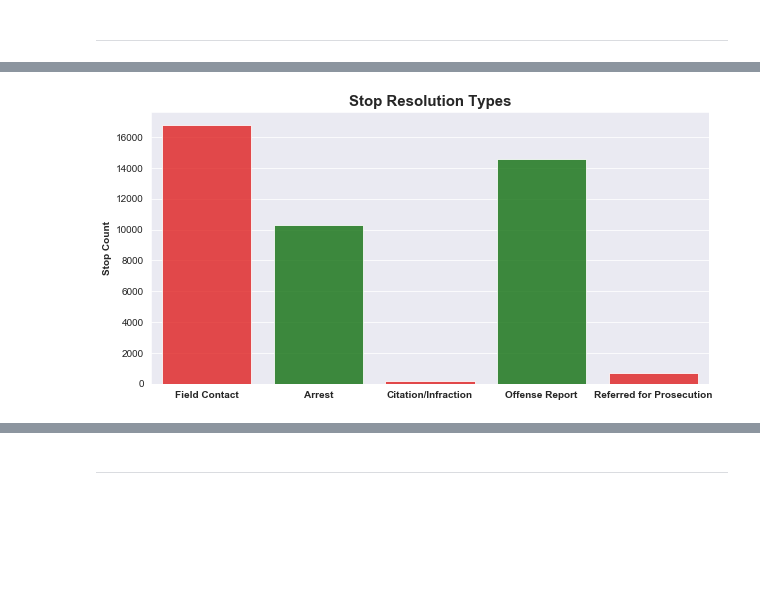
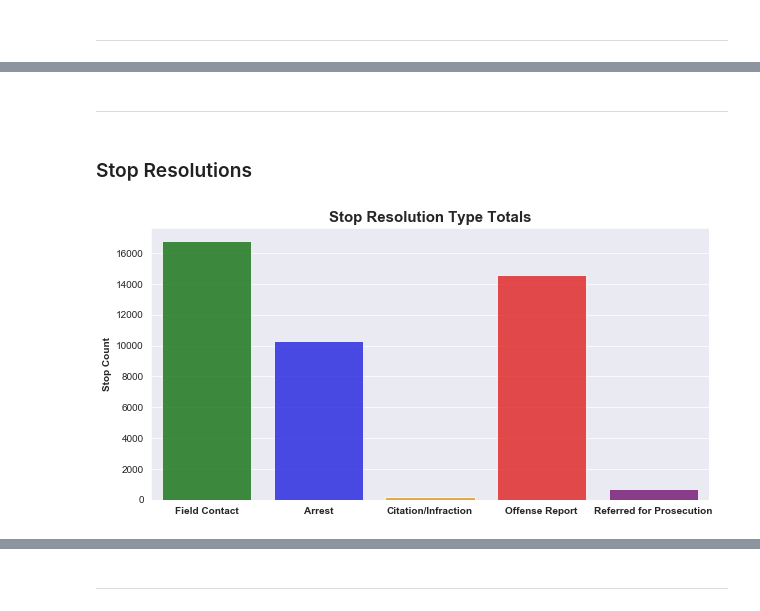
Before and after one commit to kevinmacmat/investigating_terry_stops, a Jupyter notebook: eda-Copy1.ipynb, the cells around one changed output, grey strips where cells are left out. Saved outputs shown, nothing was run; the diff lists cells and outputs as text; code cells hidden in the pictures; blank space fills up the shorter version.

Commit message:
Reformatted and added new stop resolution graphs for new cleaned csv. Added by year and total

```diff
--- a/eda-Copy1.ipynb
+++ b/eda-Copy1.ipynb
@@ -31,11 +46,15 @@ plt.show()
+# %% [markdown]
+---
+# %% [markdown]
+### Stop Resolutions
 # %%
 sns.set_style('darkgrid')
 plt.figure(figsize = (10,5))
-sns.countplot(df.stop_resolution, alpha =.80, palette=['red','green'])
-plt.title('Stop Resolution Types', fontdict={'fontweight':'bold', 'fontsize':15})
+sns.countplot(df.stop_resolution, alpha =.80, palette=['green','blue','orange','red','purple'])
+plt.title('Stop Resolution Type Totals', fontdict={'fontweight':'bold', 'fontsize':15})
 plt.xticks(ticks=[0,1,2,3,4], labels=['Field Contact','Arrest', 'Citation/Infraction', 'Offense Report', 'Referred for Prosecution'], weight='bold')
 plt.ylabel('Stop Count', weight='bold')
 plt.xlabel('')
 plt.show()
 # %% [output]
-[figure, old version]
+[figure, new version]
```
Also changed, not shown: parts of 10 cells of this notebook.
